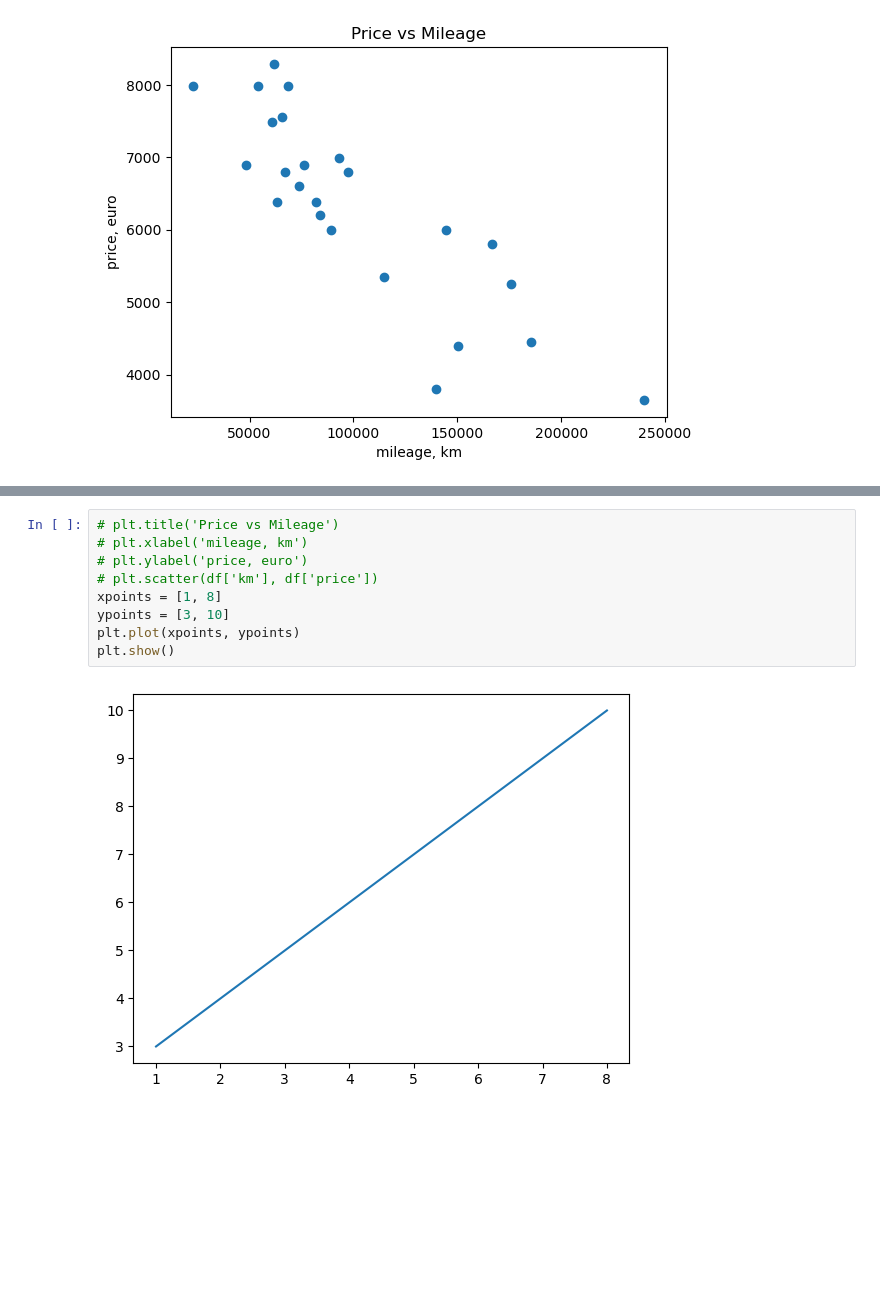
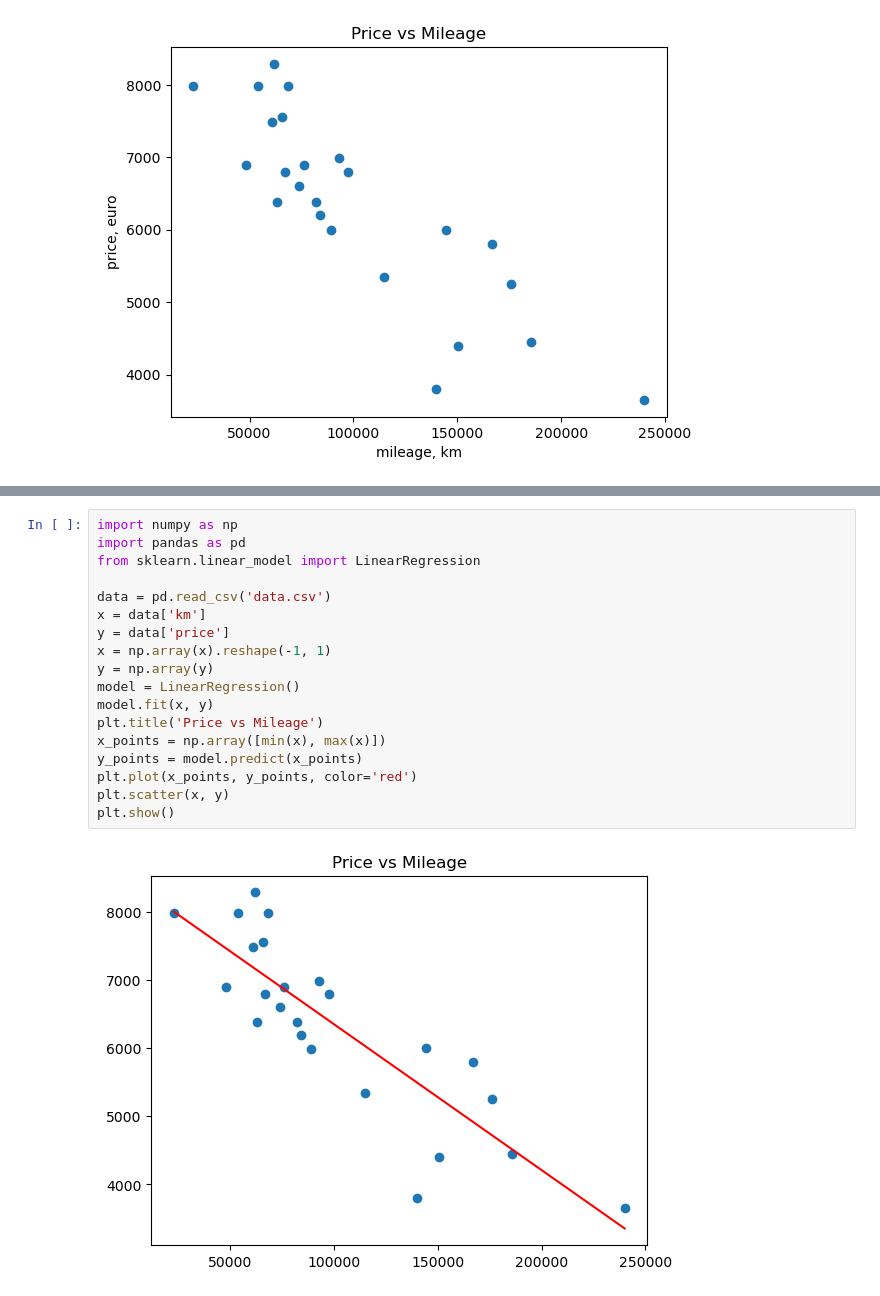
Before and after one commit to IrinaBolshagina/linear_regression, a Jupyter notebook: predict_price.ipynb, the cells around one changed output, grey strips where cells are left out. Drawn from its saved outputs; the diff is of its cells as text; blank space fills up the shorter version.

Commit message:
regression works

```diff
--- a/predict_price.ipynb
+++ b/predict_price.ipynb
@@ -43,11 +56,20 @@ plt.show()
-# %%
-# plt.title('Price vs Mileage')
-# plt.xlabel('mileage, km')
-# plt.ylabel('price, euro')
-# plt.scatter(df['km'], df['price'])
-xpoints = [1, 8]
-ypoints = [3, 10]
-plt.plot(xpoints, ypoints)
-plt.show()
-# %% [output]
-[figure, removed]
+# %%
+import numpy as np
+import pandas as pd
+from sklearn.linear_model import LinearRegression
+
+data = pd.read_csv('data.csv')
+x = data['km']
+y = data['price']
+x = np.array(x).reshape(-1, 1)
+y = np.array(y)
+model = LinearRegression()
+model.fit(x, y)
+plt.title('Price vs Mileage')
+x_points = np.array([min(x), max(x)])
+y_points = model.predict(x_points)
+plt.plot(x_points, y_points, color='red')
+plt.scatter(x, y)
+plt.show()
+# %% [output]
+[figure, added]
```
Also changed, not shown: parts of 5 cells of this notebook, 2 other files.
